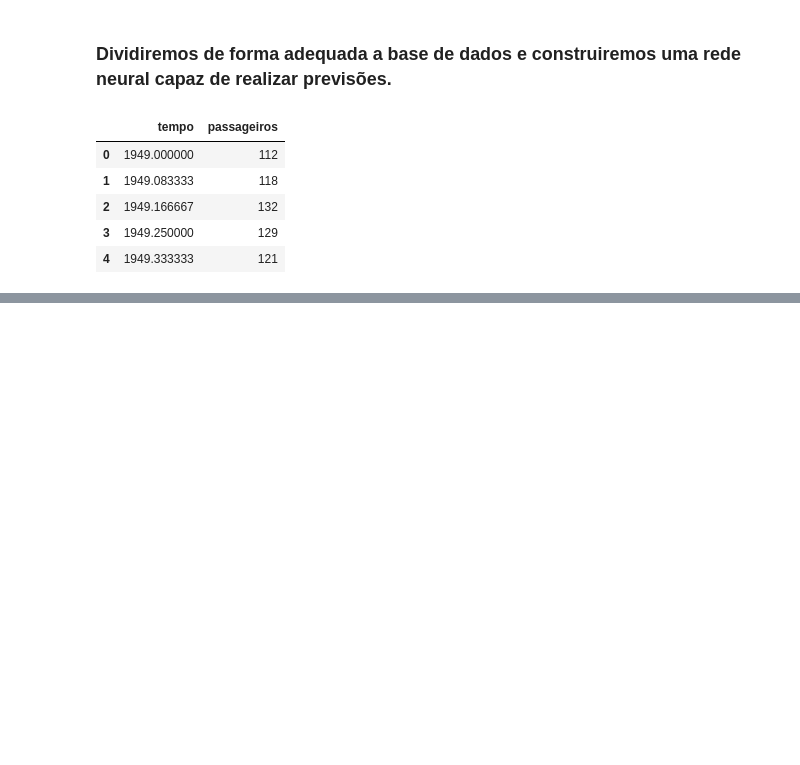
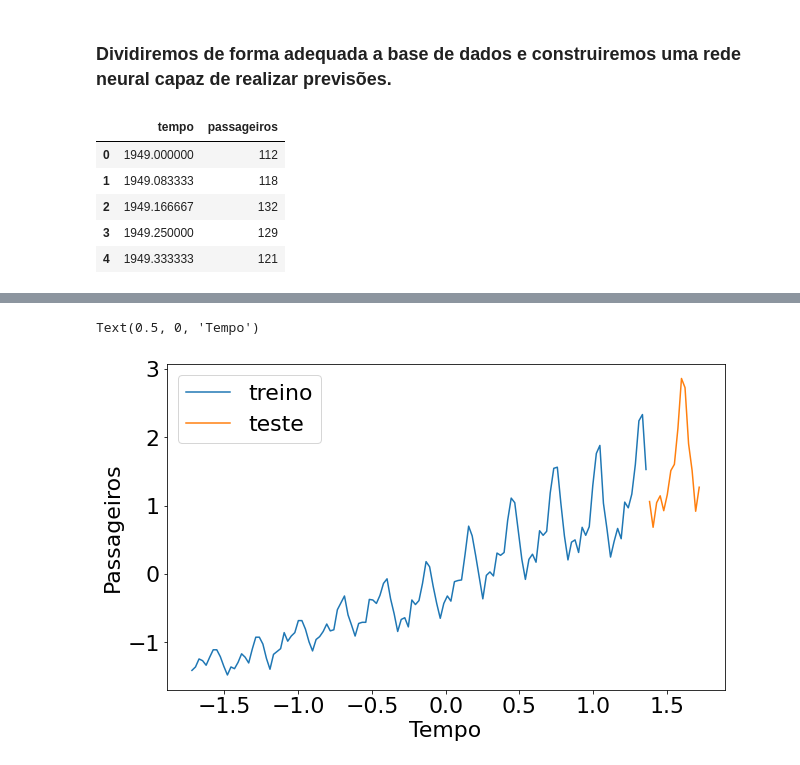
Before and after one commit to Renato-Ribeiroo/Cursos-Python, a Jupyter notebook: Curso Machine Learning Avançada/Deep Learning previsão com Keras/Previsões com Keras.ipynb, the cells around one changed output, grey strips where cells are left out. Drawn from its saved outputs; the diff is of its cells as text; code cells hidden in the pictures; blank space fills up the shorter version.

```diff
--- a/Curso Machine Learning Avançada/Deep Learning previsão com Keras/Previsões com Keras.ipynb
+++ b/Curso Machine Learning Avançada/Deep Learning previsão com Keras/Previsões com Keras.ipynb
@@ -33,0 +67,26 @@ sns.lineplot(x='tempo', y='passageiros', data=passageiros,label='dado_completo')
+# %%
+#dividindo os dados em treino e teste
+
+#setando 90% dos dados para treino e 10% para teste
+tamanho_treino = int(len(passageiros)*0.9)
+tamanho_teste = len(passageiros)-tamanho_treino
+# %%
+#dividindo o dados para variáveis x e y treino
+
+xtreino = x[0:tamanho_treino]
+ytreino = y[0:tamanho_treino]
+# %%
+#dividindo o dados para variáveis x e y teste
+xteste = x[tamanho_treino:len(passageiros)]
+yteste = y[tamanho_treino:len(passageiros)]
+# %%
+#plotando os dados de treino
+sns.lineplot(x=xtreino, y=ytreino,label='treino')
+#plotando os dados de teste
+sns.lineplot(x=xteste, y=yteste,label='teste')
+
+plt.ylabel('Passageiros')
+plt.xlabel('Tempo')
+# %% [output]
+Text(0.5, 0, 'Tempo')
+[figure, added]
```
Also changed, not shown: parts of 9 cells of this notebook.
